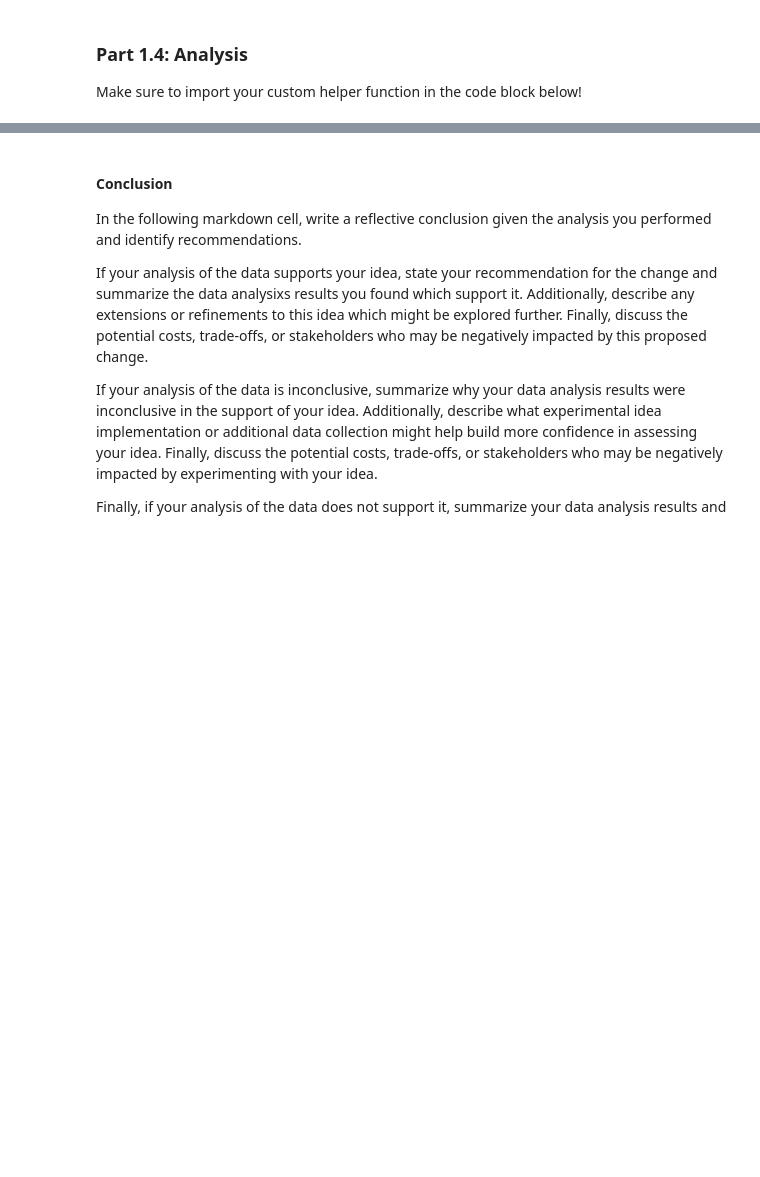
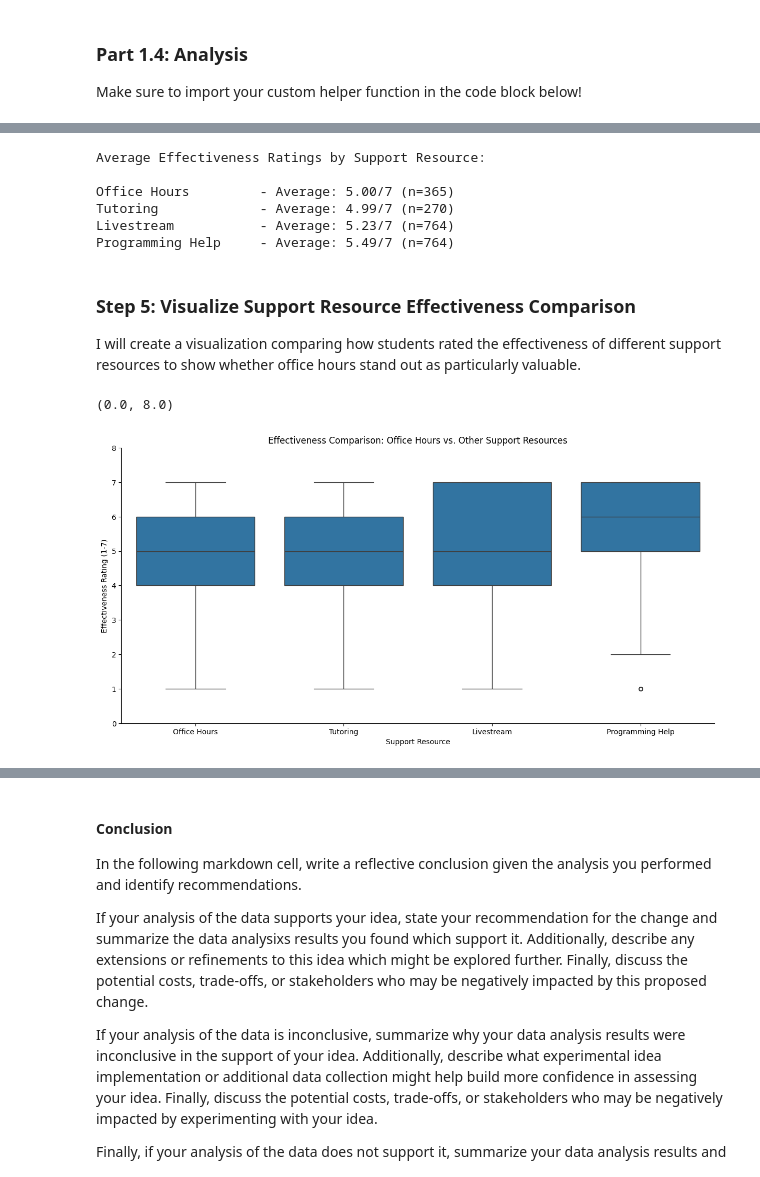
Before and after one commit to gfmauch/comp110-26s-workspace, a Jupyter notebook: exercises/ex09/analysis.ipynb, the cells around one changed output, grey strips where cells are left out. Drawn from its saved outputs; the diff is of its cells as text; code cells hidden in the pictures; blank space fills up the shorter version.

```diff
--- a/exercises/ex09/analysis.ipynb
+++ b/exercises/ex09/analysis.ipynb
@@ -395,0 +524,77 @@ Next, ... (you take it from here and add additional code and markdown cells as n
+# %%
+# Compare effectiveness across support resources
+support_cols: dict[str, list[str]] = select(all_data, ["oh_effective", "tutoring_effective", "ls_effective", "programming_effective"])
+
+# Calculate average effectiveness for each resource
+resources: dict[str, list[float]] = {
+    "Office Hours": [],
+    "Tutoring": [],
+    "Livestream": [],
+    "Programming Help": []
+}
+
+col_names: list[str] = ["oh_effective", "tutoring_effective", "ls_effective", "programming_effective"]
+
+for col_idx, col_name in enumerate(col_names):
+    resource_name: str = list(resources.keys())[col_idx]
+    for value in support_cols[col_name]:
+        if value != "":
+            resources[resource_name].append(float(value))
+
+# Calculate and display averages
+print("Average Effectiveness Ratings by Support Resource:\n")
+for resource_name, ratings in resources.items():
+    if ratings:
+        avg: float = sum(ratings) / len(ratings)
+        print(f"{resource_name:20} - Average: {avg:.2f}/7 (n={len(ratings)})")
+    else:
+        print(f"{resource_name:20} - No data")
+# %% [output]
+Average Effectiveness Ratings by Support Resource:
+
+Office Hours         - Average: 5.00/7 (n=365)
+Tutoring             - Average: 4.99/7 (n=270)
+Livestream           - Average: 5.23/7 (n=764)
+Programming Help     - Average: 5.49/7 (n=764)
+# %% [markdown]
+### Step 5: Visualize Support Resource Effectiveness Comparison
+
+I will create a visualization comparing how students rated the effectiveness of different support resources to show whether office hours stand out as particularly valuable.
+# %%
+# Create a comparison dataset for visualization
+comparison_data: dict[str, list[str]] = {
+    "resource": [],
+    "effectiveness": []
+}
+
+# Prepare data in long format for seaborn
+resource_labels: list[str] = ["Office Hours", "Tutoring", "Livestream", "Programming Help"]
+col_names_list: list[str] = ["oh_effective", "tutoring_effective", "ls_effective", "programming_effective"]
+
+for label, col in zip(resource_labels, col_names_list):
+    for value in all_data[col]:
+        if value != "":
+            comparison_data["resource"].append(label)
+            comparison_data["effectiveness"].append(value)
+
+# Convert to integer for plotting
+comparison_converted: dict[str, list[str | int]] = convert_columns_to_int(comparison_data, ["effectiveness"])
+
+# Create a box plot comparison
+box_plot = sns.catplot(
+    data=comparison_converted,
+    kind="box",
+    x="resource",
+    y="effectiveness",
+    height=6,
+    aspect=2
+)
+box_plot.set(
+    title="Effectiveness Comparison: Office Hours vs. Other Support Resources",
+    xlabel="Support Resource",
+    ylabel="Effectiveness Rating (1-7)"
+)
+box_plot.ax.set_ylim(0, 8)
+# %% [output]
+(0.0, 8.0)
+[figure, added]
```
Also changed, not shown: parts of 15 cells of this notebook.
